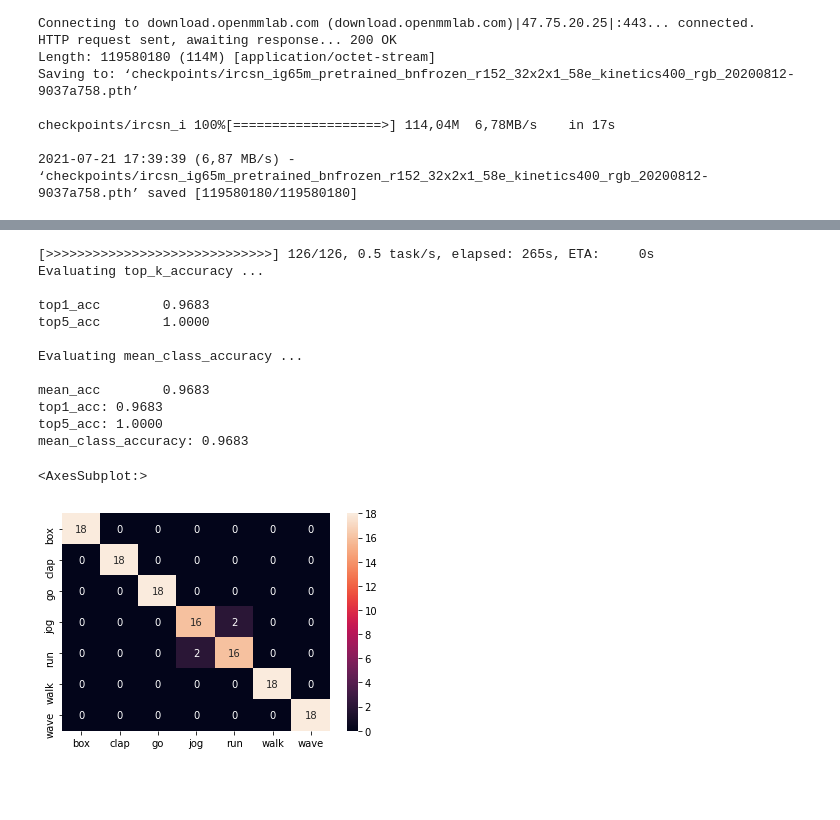
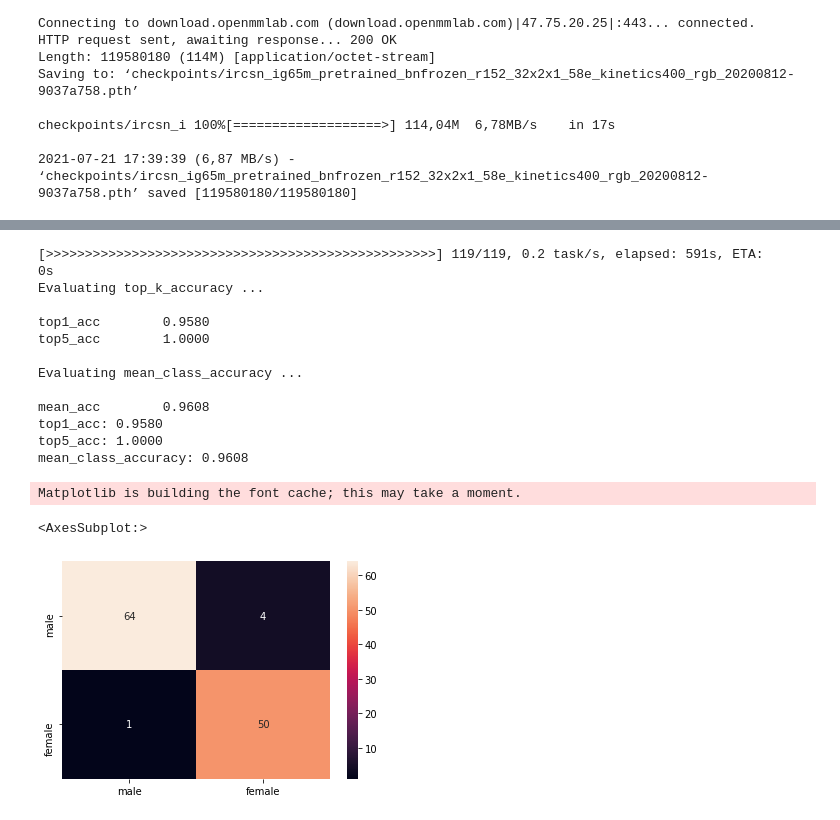
Before and after one commit to androbaza/CV-child-action-recognition, a Jupyter notebook: Gender recognition from actions with CSN.ipynb, the cells around one changed output, grey strips where cells are left out. Cells and saved outputs as stored; diff of their text form; code cells hidden in the pictures; blank space fills up the shorter version.

Commit message:
add age annotations, train gender

```diff
--- a/Gender recognition from actions with CSN.ipynb
+++ b/Gender recognition from actions with CSN.ipynb
@@ -110,9 +110,9 @@ cfg.data.val.data_prefix = 'age-gender-3split-rgb-frames/val/'
 # cfg.data.test.start_index = 0
 # cfg.data.val.start_index = 0
 
-# cfg.data.test.filename_tmpl = 'flow_{}_{:05d}.jpg'
-# cfg.data.train.filename_tmpl = 'flow_{}_{:05d}.jpg'
-# cfg.data.val.filename_tmpl = 'flow_{}_{:05d}.jpg'
+cfg.data.test.filename_tmpl = '{:03}.jpeg'
+cfg.data.train.filename_tmpl = '{:03}.jpeg'
+cfg.data.val.filename_tmpl = '{:03}.jpeg'
 # The flag is used to determine whether it is omnisource training
 cfg.setdefault('omnisource', False)
 # Modify num classes of the model in cls_head
@@ -305,15 +380,15 @@ with open(f"{cfg.work_dir}/model100e_ig65m", 'wb') as f:
 from mmaction.apis import single_gpu_test
 from mmaction.datasets import build_dataloader
 from mmcv.parallel import MMDataParallel
-from mmaction.models import build_model
-from mmaction.datasets import build_dataset
+# from mmaction.models import build_model
+# from mmaction.datasets import build_dataset
 
 # model = build_model(cfg.model, train_cfg=cfg.get('train_cfg'), test_cfg=cfg.get('test_cfg'))
 # Build a test dataloader
 dataset = build_dataset(cfg.data.test, dict(test_mode=True))
 data_loader = build_dataloader(
         dataset,
-        videos_per_gpu=4,
+        videos_per_gpu=1,
         workers_per_gpu=1,
         dist=False,
         shuffle=False)
@@ -329,28 +404,29 @@ for name, val in eval_res.items():
 output_config = cfg.output_config
 dataset.dump_results(outputs, **output_config)
 # %% [output]
-[>>>>>>>>>>>>>>>>>>>>>>>>>>>>>] 126/126, 0.5 task/s, elapsed: 265s, ETA:     0s
+[>>>>>>>>>>>>>>>>>>>>>>>>>>>>>>>>>>>>>>>>>>>>>>>>>>] 119/119, 0.2 task/s, elapsed: 591s, ETA:     0s
 Evaluating top_k_accuracy ...
 
-top1_acc        0.9683
+top1_acc        0.9580
 top5_acc        1.0000
 
 Evaluating mean_class_accuracy ...
 
-mean_acc        0.9683
-top1_acc: 0.9683
+mean_acc        0.9608
+top1_acc: 0.9580
 top5_acc: 1.0000
-mean_class_accuracy: 0.9683
+mean_class_accuracy: 0.9608
 # %%
 import seaborn as sns
 import numpy as np
 from mmaction.core import confusion_matrix
 
 gt_labels = [ann['label'] for ann in dataset.load_annotations()]
 pred = np.argmax(outputs, axis=1)
 cf_mat = confusion_matrix(pred, gt_labels).astype(float)
 
-sns.heatmap(cf_mat, annot=True, xticklabels = ['box', 'clap', 'go', 'jog', 'run', 'walk', 'wave'], yticklabels = ['box', 'clap', 'go', 'jog', 'run', 'walk', 'wave'])
+sns.heatmap(cf_mat, annot=True, xticklabels = ['male', 'female'], yticklabels = ['male', 'female'])
 # %% [output]
-<AxesSubplot:>
+Matplotlib is building the font cache; this may take a moment.
+<AxesSubplot:>
-[figure, old version]
+[figure, new version]
```
Also changed, not shown: parts of 3 cells of this notebook, 3 other files.
